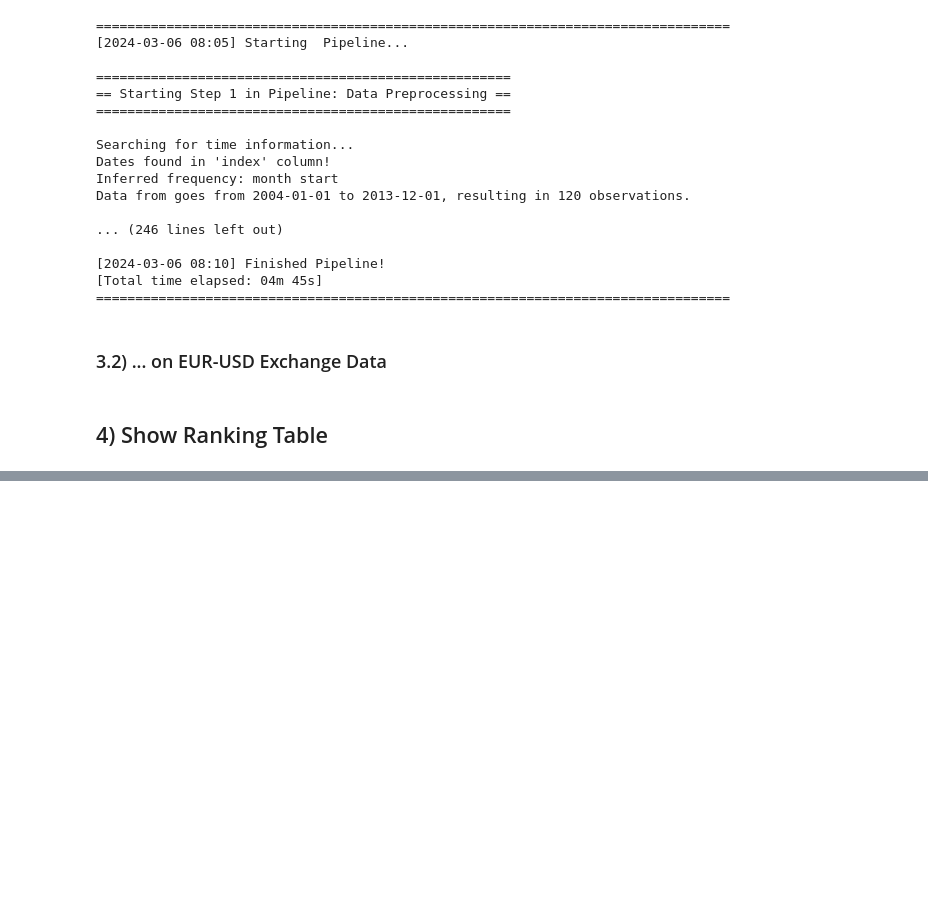
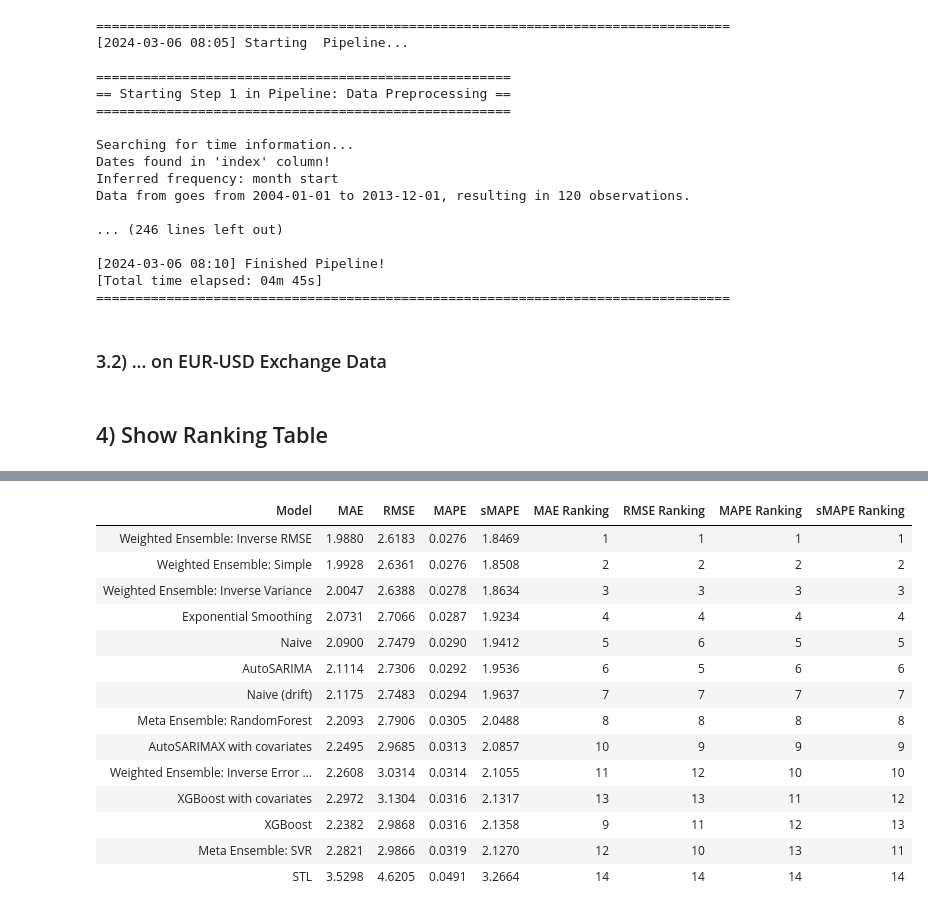
Before and after one commit to Paul-Jarschke/Time-Series-Ensembles, a Jupyter notebook: project/notebooks/run_pipeline.ipynb, the cells around one changed output, grey strips where cells are left out. Drawn from its saved outputs; the diff is of its cells as text; code cells hidden in the pictures; blank space fills up the shorter version.

Commit message:
jupyter notebook table styling

```diff
--- a/project/notebooks/run_pipeline.ipynb
+++ b/project/notebooks/run_pipeline.ipynb
@@ -114,0 +97,26 @@ display(output_dict['metrics ranking'].style.hide())
+# %%
+import pandas as pd
+pd.set_option('display.float_format', '{:.2f}'.format)
+# Format performance metric values
+def format_numeric(val):
+    if isinstance(val, (float)):
+        return '{:.3f}'.format(val)
+    return val
+formatted_metrics = output_dict['metrics ranking'].applymap(format_numeric)
+display(formatted_metrics.style.hide())
+# %% [output]
+| Model | MAE | RMSE | MAPE | sMAPE | MAE Ranking | RMSE Ranking | MAPE Ranking | sMAPE Ranking |
+| Weighted Ensemble: Inverse RMSE | 1.9880 | 2.6183 | 0.0276 | 1.8469 | 1 | 1 | 1 | 1 |
+| Weighted Ensemble: Simple | 1.9928 | 2.6361 | 0.0276 | 1.8508 | 2 | 2 | 2 | 2 |
+| Weighted Ensemble: Inverse Variance | 2.0047 | 2.6388 | 0.0278 | 1.8634 | 3 | 3 | 3 | 3 |
+| Exponential Smoothing | 2.0731 | 2.7066 | 0.0287 | 1.9234 | 4 | 4 | 4 | 4 |
+| Naive | 2.0900 | 2.7479 | 0.0290 | 1.9412 | 5 | 6 | 5 | 5 |
+| AutoSARIMA | 2.1114 | 2.7306 | 0.0292 | 1.9536 | 6 | 5 | 6 | 6 |
+| Naive (drift) | 2.1175 | 2.7483 | 0.0294 | 1.9637 | 7 | 7 | 7 | 7 |
+| Meta Ensemble: RandomForest | 2.2093 | 2.7906 | 0.0305 | 2.0488 | 8 | 8 | 8 | 8 |
+| AutoSARIMAX with covariates | 2.2495 | 2.9685 | 0.0313 | 2.0857 | 10 | 9 | 9 | 9 |
+| Weighted Ensemble: Inverse Error ... | 2.2608 | 3.0314 | 0.0314 | 2.1055 | 11 | 12 | 10 | 10 |
+| XGBoost with covariates | 2.2972 | 3.1304 | 0.0316 | 2.1317 | 13 | 13 | 11 | 12 |
+| XGBoost | 2.2382 | 2.9868 | 0.0316 | 2.1358 | 9 | 11 | 12 | 13 |
+| Meta Ensemble: SVR | 2.2821 | 2.9866 | 0.0319 | 2.1270 | 12 | 10 | 13 | 11 |
+| STL | 3.5298 | 4.6205 | 0.0491 | 3.2664 | 14 | 14 | 14 | 14 |
```
Also changed, not shown: parts of 2 cells of this notebook.
